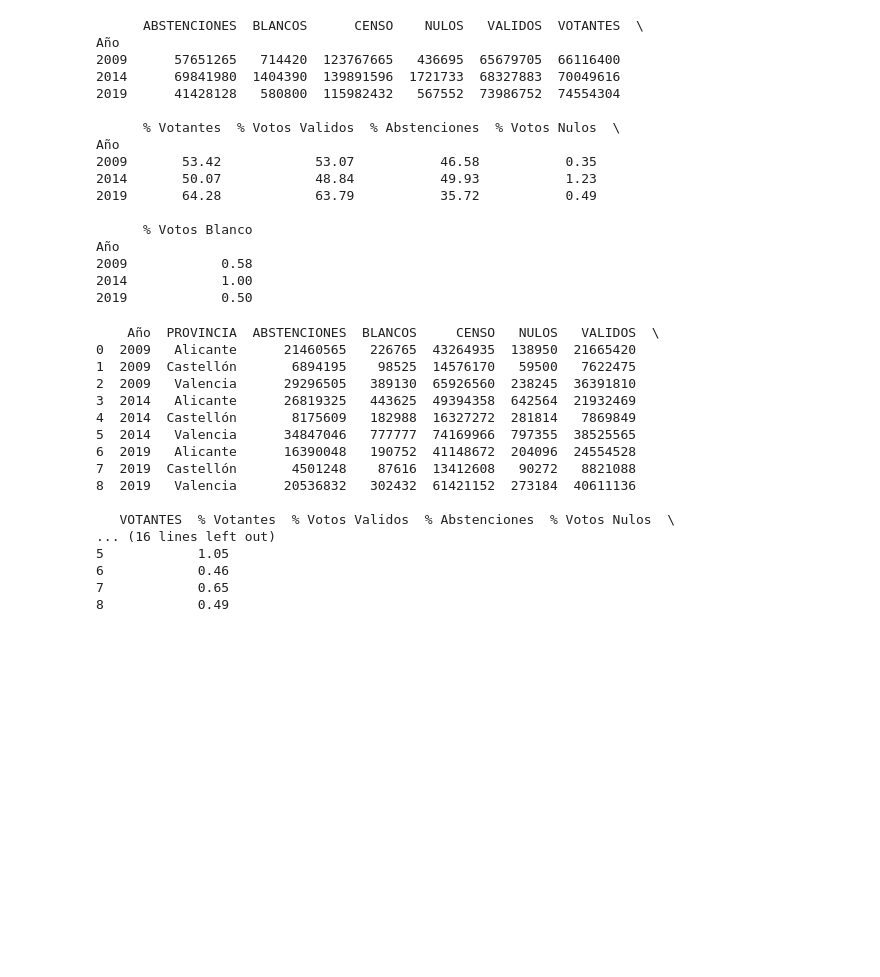
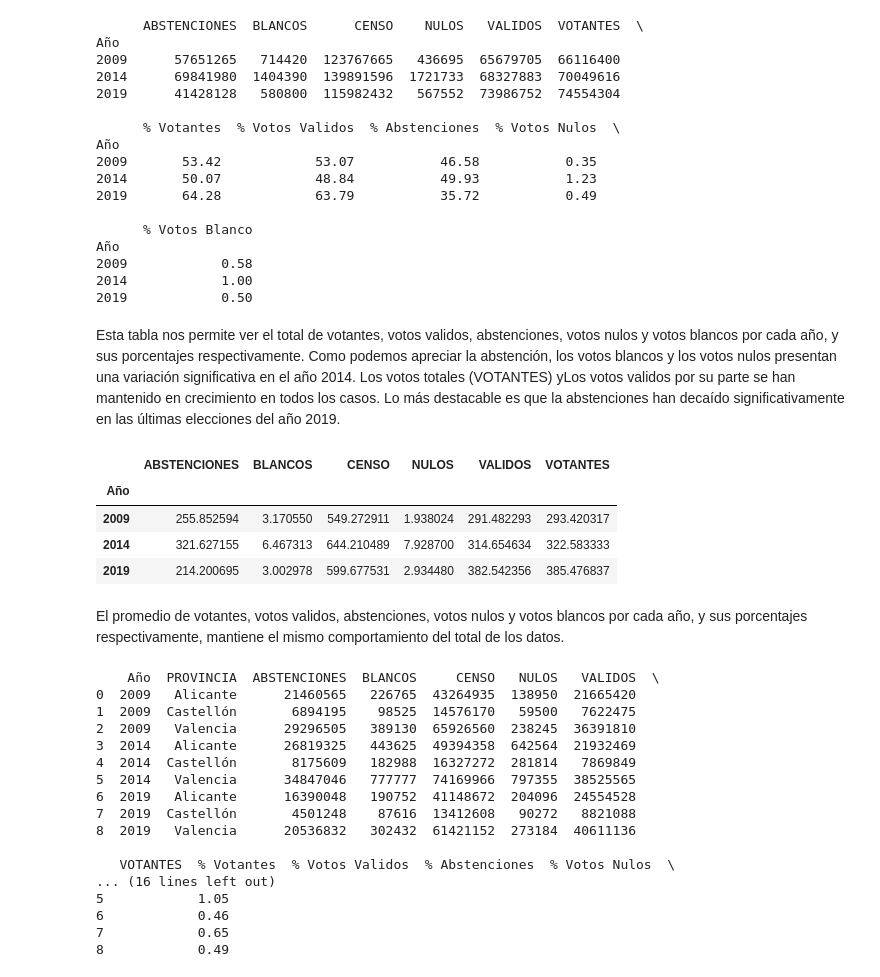
Before and after one commit to amonsalvec/Proyecto_DS_ELECCIONES, a Jupyter notebook: py/analisis.ipynb, the cells around one changed output. Saved outputs shown, nothing was run; the diff lists cells and outputs as text; code cells hidden in the pictures; blank space fills up the shorter version.

```diff
--- a/py/analisis.ipynb
+++ b/py/analisis.ipynb
@@ -187,6 +189,20 @@ Año
 2009            0.58
 2014            1.00
 2019            0.50
+# %% [markdown]
+Esta tabla nos permite ver el total de votantes, votos validos, abstenciones, votos nulos y votos blancos por cada año, y sus porcentajes respectivamente. Como podemos apreciar la abstención, los votos blancos y los votos nulos presentan una variación significativa en el año 2014. Los votos totales (VOTANTES) yLos votos validos por su parte se han mantenido en crecimiento en todos los casos. Lo más destacable es que la abstenciones han decaído significativamente en las últimas elecciones del año 2019.
+# %%
+stats_pivot_mean = df_final.pivot_table(index="Año", values=["CENSO","VOTANTES", "VALIDOS", "ABSTENCIONES", "NULOS", "BLANCOS"], aggfunc="mean")
+
+stats_pivot_mean
+# %% [output]
+|  | ABSTENCIONES | BLANCOS | CENSO | NULOS | VALIDOS | VOTANTES |
+| Año |  |  |  |  |  |  |
+| 2009 | 255.852594 | 3.170550 | 549.272911 | 1.938024 | 291.482293 | 293.420317 |
+| 2014 | 321.627155 | 6.467313 | 644.210489 | 7.928700 | 314.654634 | 322.583333 |
+| 2019 | 214.200695 | 3.002978 | 599.677531 | 2.934480 | 382.542356 | 385.476837 |
+# %% [markdown]
+El promedio de votantes, votos validos, abstenciones, votos nulos y votos blancos por cada año, y sus porcentajes respectivamente, mantiene el mismo comportamiento del total de los datos.
 # %%
 # Resetear índice para que el año sea columna y no índice
 stats_pivot = stats_pivot.reset_index()
```
Also changed, not shown: parts of 15 cells of this notebook, 3 other files.
